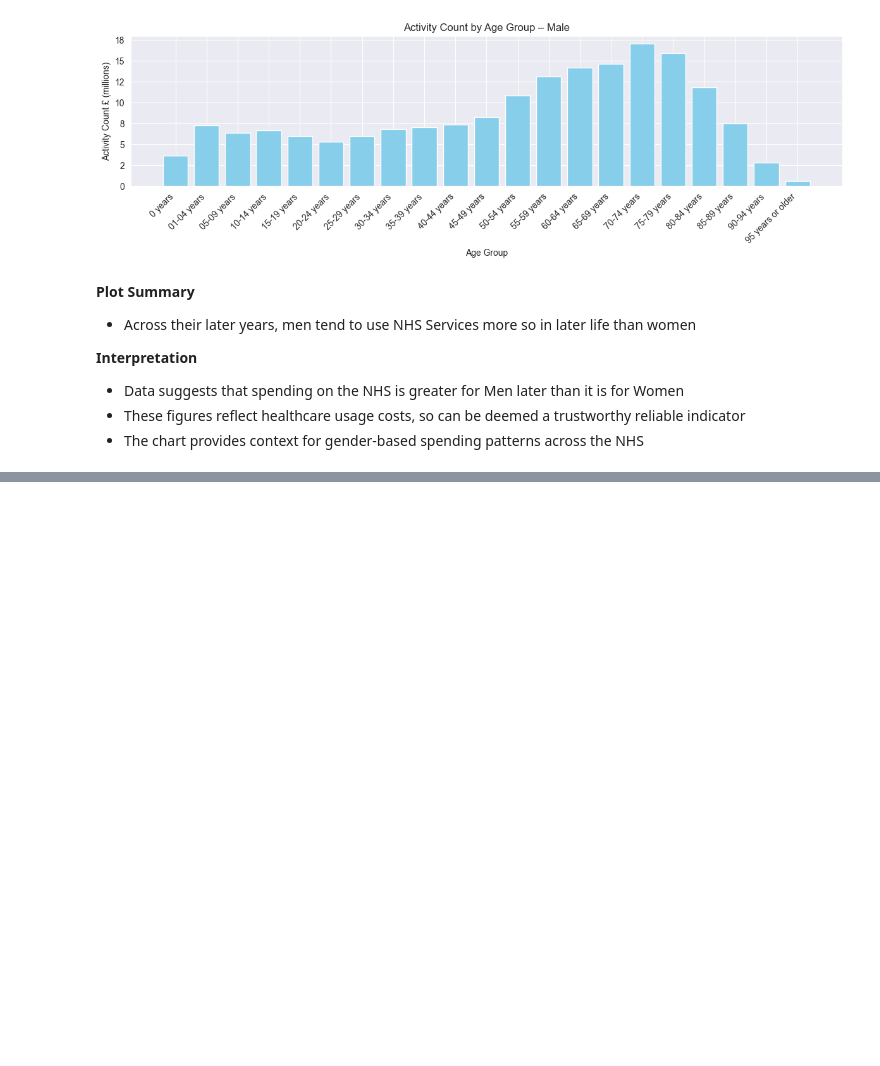
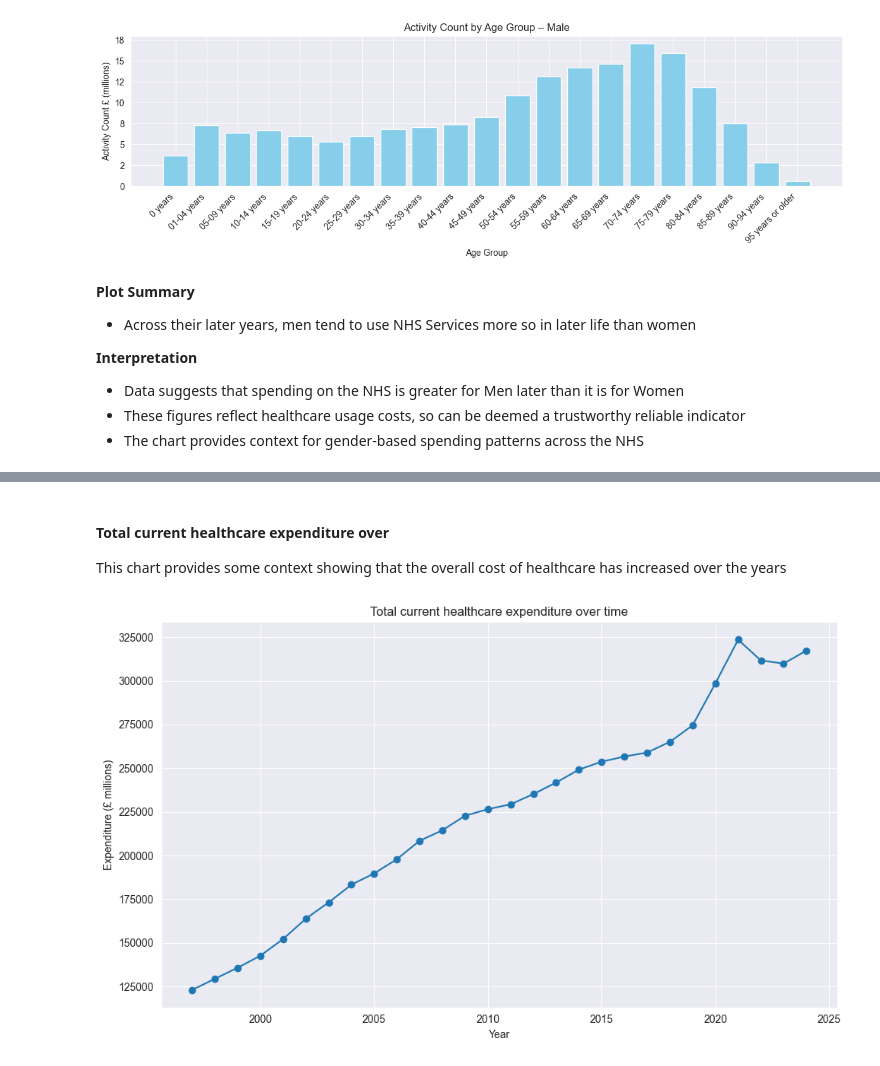
Before and after one commit to maymay238xx/Data-Science-Research-Project---Cisgender-and-Healthcare, a Jupyter notebook: notebooks/02-analysis-visualisation-notebook.ipynb, the cells around one changed output, grey strips where cells are left out. Drawn from its saved outputs; the diff is of its cells as text; code cells hidden in the pictures; blank space fills up the shorter version.

```diff
--- a/notebooks/02-analysis-visualisation-notebook.ipynb
+++ b/notebooks/02-analysis-visualisation-notebook.ipynb
@@ -966,0 +1079,17 @@ plt.show()
+# %%
+# Light cleaning
+
+health_raw.columns = health_raw.columns.str.replace(r'\[.*\]', '', regex=True )
+
+health_raw.columns = health_raw.columns.str.strip()
+
+year_cols = [col for col in health_raw.columns if col != 'financing_scheme']
+
+health_df = health_raw.copy()
+
+for col in year_cols:
+  health_df[col] = pd.to_numeric(health_df[col], errors='coerce')
+
+health_df = health_df.dropna(subset=year_cols, how='all')
+
+health_df.head(10)
@@ -966,0 +1151,29 @@ plt.show()
+# %% [markdown]
+#### Total current healthcare expenditure over
+
+This chart provides some context showing that the overall cost of healthcare has increased over the years
+# %%
+# Show total expenditure row only and sort by year
+
+total_mask = health_long['financing_scheme'] == 'Total current healthcare expenditure'
+
+total_expenditure = health_long[total_mask]
+
+total_expenditure = total_expenditure.sort_values('Year')
+
+plt.figure()
+
+plt.plot(
+    total_expenditure['Year'],
+    total_expenditure['Expenditure'],
+    marker='o'
+)
+
+plt.title('Total current healthcare expenditure over time')
+plt.xlabel('Year')
+plt.ylabel('Expenditure (£ millions)')
+plt.grid(True)
+plt.tight_layout()
+plt.show()
+# %% [output]
+[figure, added]
```
Also changed, not shown: parts of 58 cells of this notebook, 1 other file.
